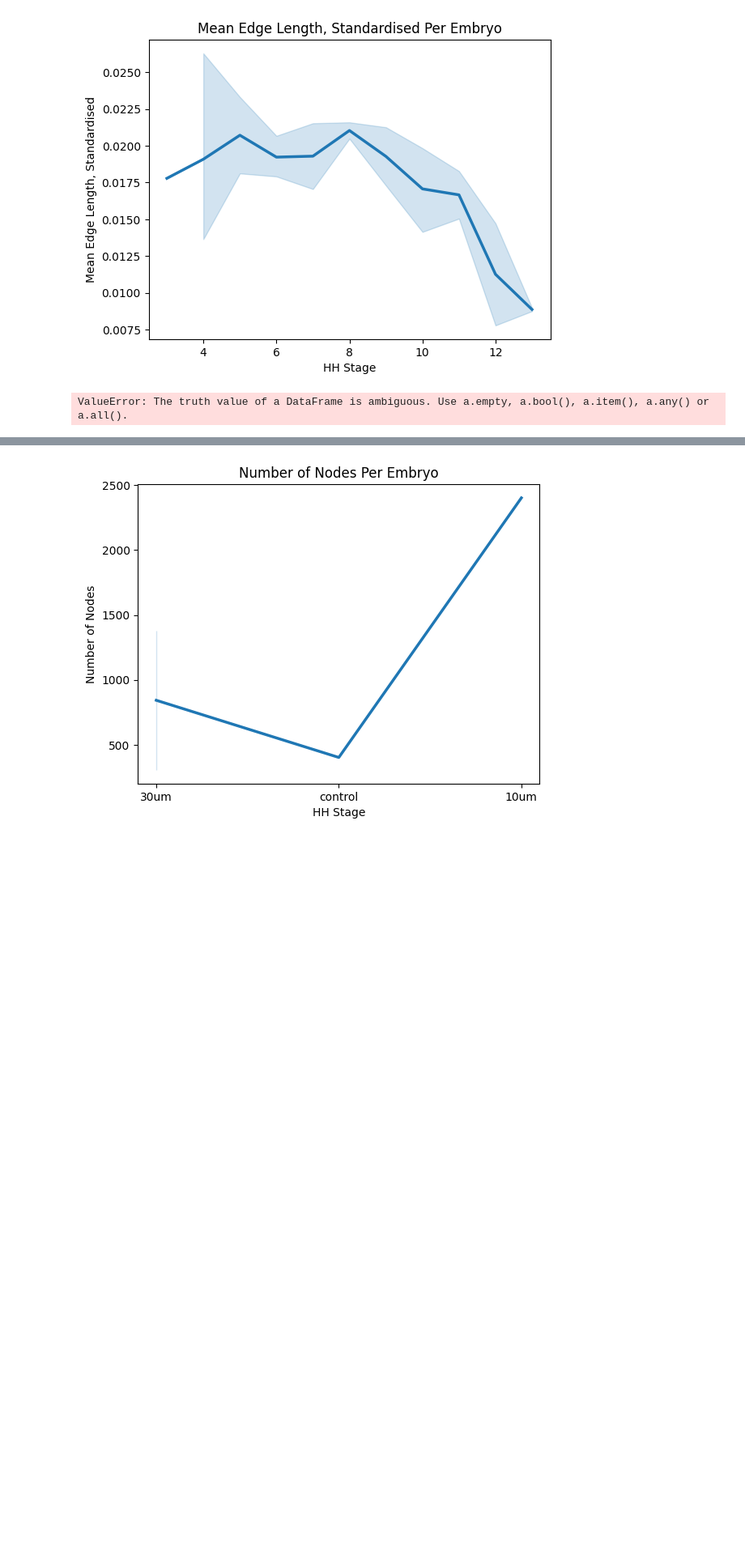
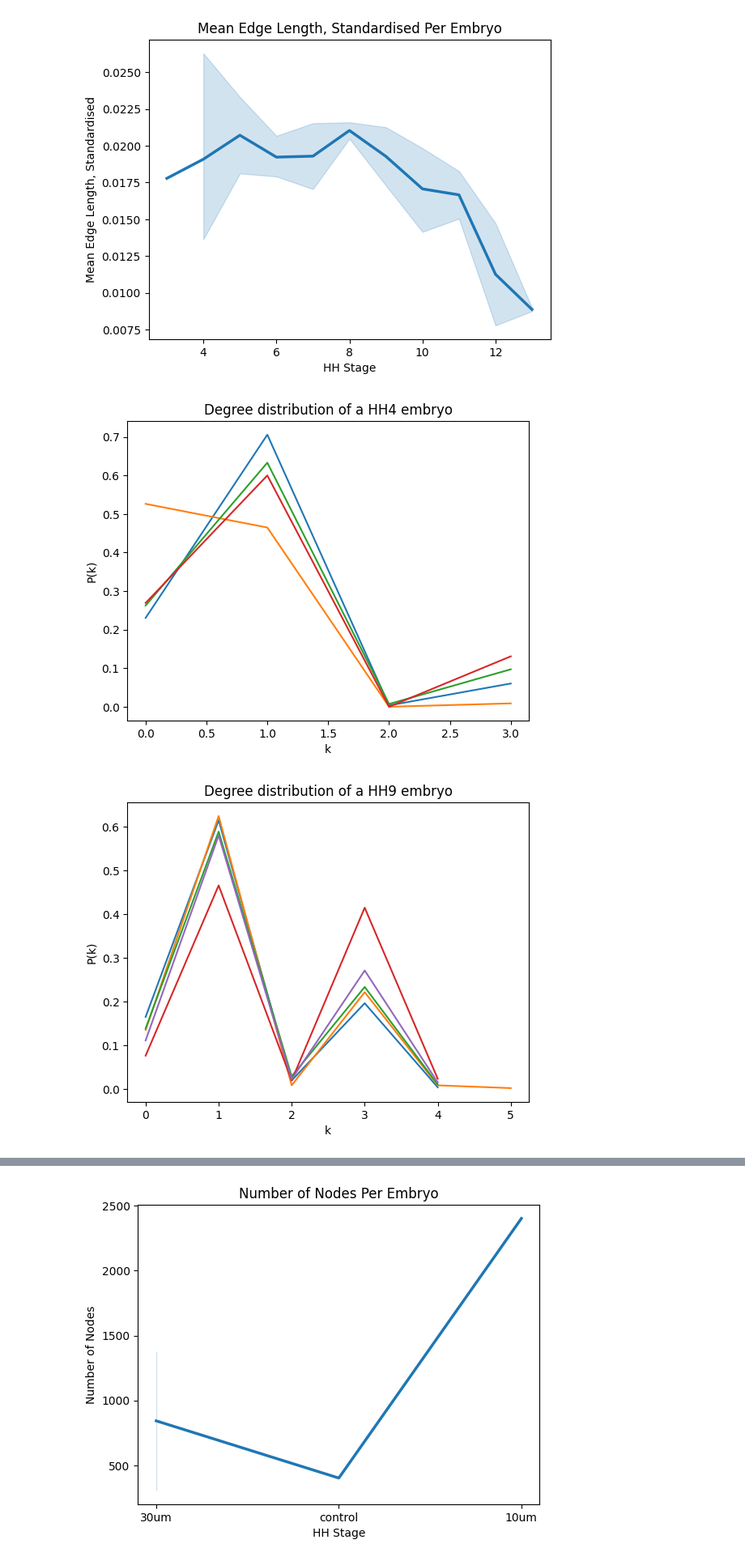
Before and after one commit to izzy-cole/Vasculogenesis-Network-Skeleton, a Jupyter notebook: skeleton_analysis_results_all_n.ipynb, the cells around one changed output, grey strips where cells are left out. Shown at 81% size. Saved outputs shown, nothing was run; the diff lists cells and outputs as text; code cells hidden in the pictures; blank space fills up the shorter version.

```diff
--- a/skeleton_analysis_results_all_n.ipynb
+++ b/skeleton_analysis_results_all_n.ipynb
@@ -74,12 +74,26 @@ for i in range(len(summary_df.columns)):
 [figure]
 [figure]
 # %%
-from scale_free_analysis import scale_free_graph
+from scale_free_analysis import degree_distribution_graph
 import database
+import matplotlib.pyplot as plt
 
 metadata_df = database.initialise_metadata()
-embryo_ID_list = database.get_embryo_IDs_from_condition(metadata_df,stages=[4,9])
+embryo_ID_list = database.get_embryo_IDs_from_condition(stages=[4])
 for i in embryo_ID_list:
-    scale_free_graph(i)
+    degree_distribution_graph(i)
+plt.show()
+
+
+embryo_ID_list = database.get_embryo_IDs_from_condition(stages=[9])
+for i in embryo_ID_list:
+    degree_distribution_graph(i)
+plt.show()
+
+
+embryo_ID_list = database.get_embryo_IDs_from_condition(stages=[13])
+for i in embryo_ID_list:
+    degree_distribution_graph(i)
 # %% [output]
-ValueError: The truth value of a DataFrame is ambiguous. Use a.empty, a.bool(), a.item(), a.any() or a.all().
+[figure, added]
+[figure, added]
```
Also changed, not shown: parts of 3 cells of this notebook, 2 other files.
